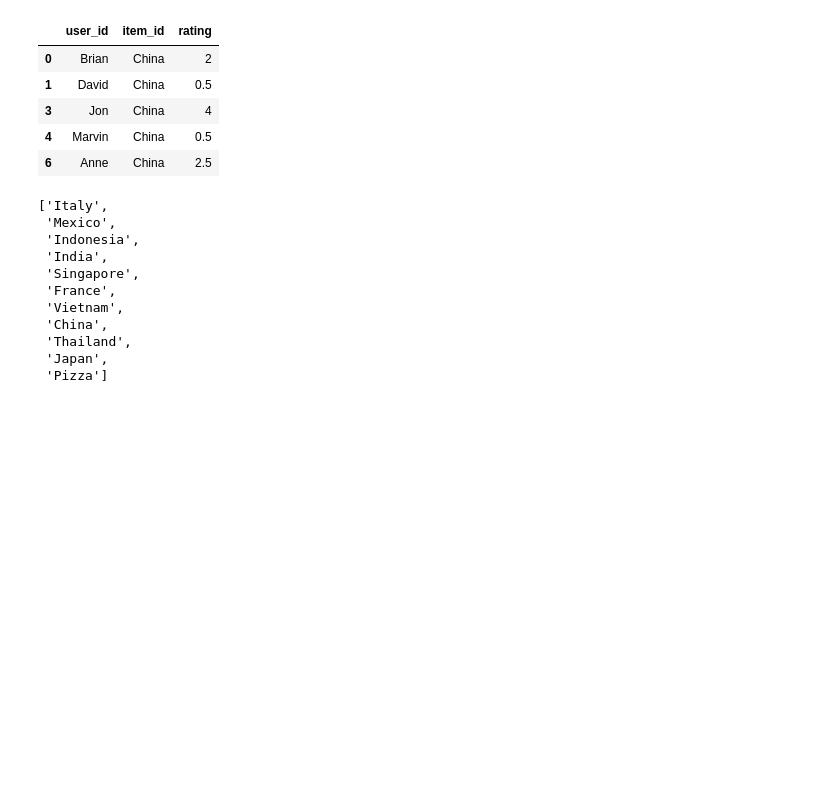
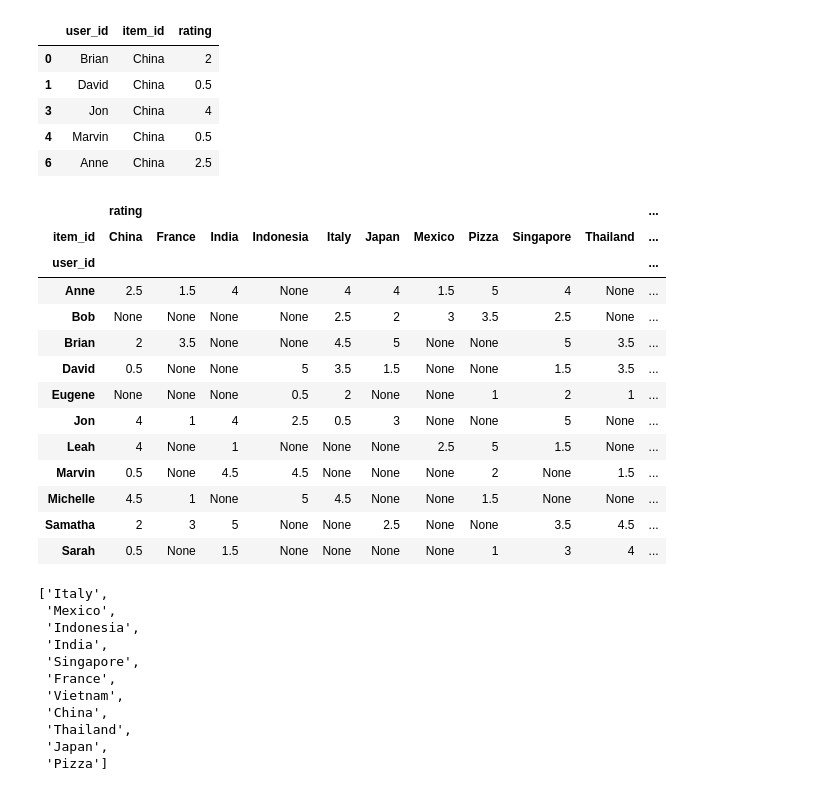
Before and after one commit to brianspiering/family_style_chatbot, a Jupyter notebook: algorithm/Notebook/Untitled1.ipynb, the cells around one changed output. Saved outputs shown, nothing was run; the diff lists cells and outputs as text; code cells hidden in the pictures; blank space fills up the shorter version.

```diff
--- a/algorithm/Notebook/Untitled1.ipynb
+++ b/algorithm/Notebook/Untitled1.ipynb
@@ -20,6 +17,23 @@ df_cuisine.head()
 | 3 | Jon | China | 4 |
 | 4 | Marvin | China | 0.5 |
 | 6 | Anne | China | 2.5 |
+# %%
+df_cuisine.pivot(index='user_id', columns="item_id")
+# %% [output]
+|  | rating |  |  |  |  |  |  |  |  |  | ... |
+| item_id | China | France | India | Indonesia | Italy | Japan | Mexico | Pizza | Singapore | Thailand | ... |
+| user_id |  |  |  |  |  |  |  |  |  |  | ... |
+| Anne | 2.5 | 1.5 | 4 | None | 4 | 4 | 1.5 | 5 | 4 | None | ... |
+| Bob | None | None | None | None | 2.5 | 2 | 3 | 3.5 | 2.5 | None | ... |
+| Brian | 2 | 3.5 | None | None | 4.5 | 5 | None | None | 5 | 3.5 | ... |
+| David | 0.5 | None | None | 5 | 3.5 | 1.5 | None | None | 1.5 | 3.5 | ... |
+| Eugene | None | None | None | 0.5 | 2 | None | None | 1 | 2 | 1 | ... |
+| Jon | 4 | 1 | 4 | 2.5 | 0.5 | 3 | None | None | 5 | None | ... |
+| Leah | 4 | None | 1 | None | None | None | 2.5 | 5 | 1.5 | None | ... |
+| Marvin | 0.5 | None | 4.5 | 4.5 | None | None | None | 2 | None | 1.5 | ... |
+| Michelle | 4.5 | 1 | None | 5 | 4.5 | None | None | 1.5 | None | None | ... |
+| Samatha | 2 | 3 | 5 | None | None | 2.5 | None | None | 3.5 | 4.5 | ... |
+| Sarah | 0.5 | None | 1.5 | None | None | None | None | 1 | 3 | 4 | ... |
 # %%
 data_items.keys()
 # %% [output]
```
Also changed, not shown: parts of 4 cells of this notebook, 2 other files.
